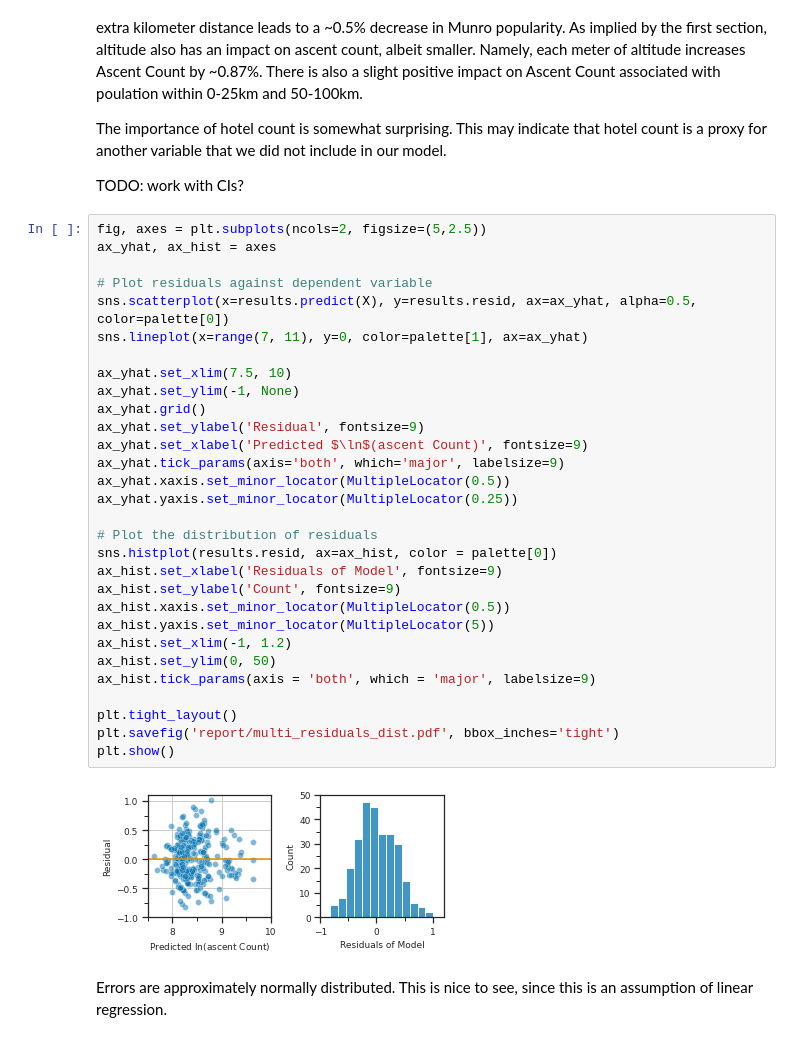
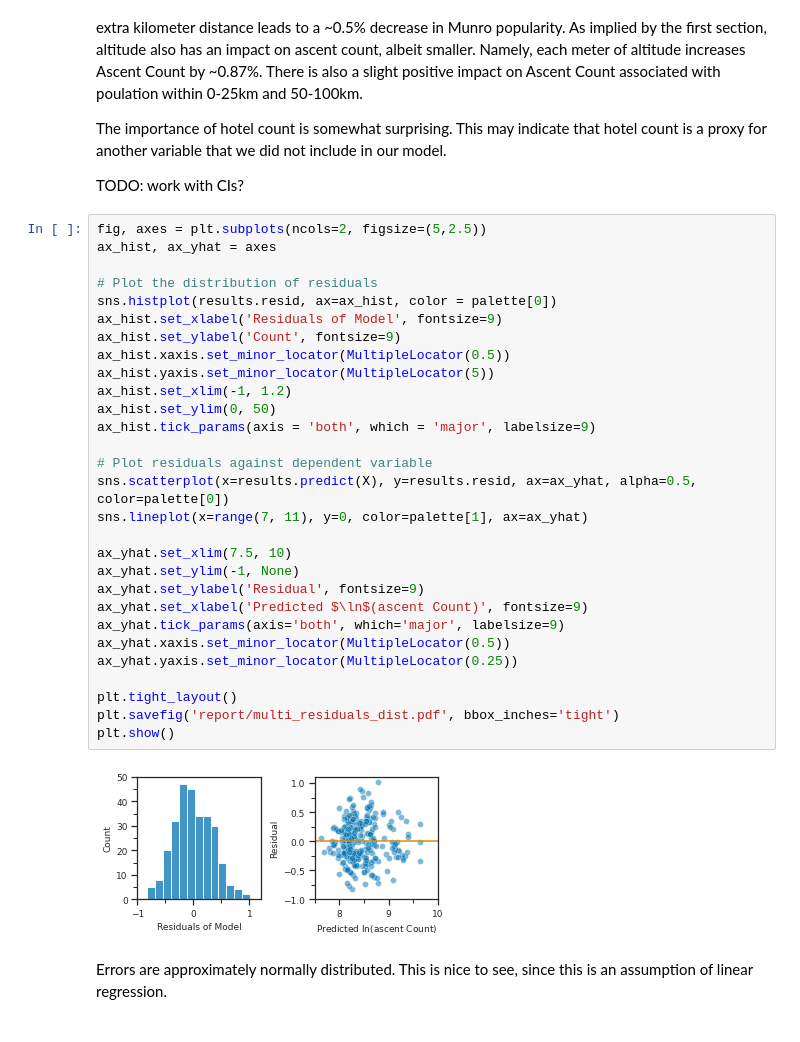
Before and after one commit to filipbalucha/FDS_final_project, a Jupyter notebook: data_analysis.ipynb, the cells around one changed output. Drawn from its saved outputs; the diff is of its cells as text.

```diff
--- a/data_analysis.ipynb
+++ b/data_analysis.ipynb
@@ -625,36 +627,35 @@ The importance of hotel count is somewhat surprising. This may indicate that hot
 TODO: work with CIs?
 # %%
 fig, axes = plt.subplots(ncols=2, figsize=(5,2.5))
-ax_yhat, ax_hist = axes
-
-# Plot residuals against dependent variable
-sns.scatterplot(x=results.predict(X), y=results.resid, ax=ax_yhat, alpha=0.5, color=palette[0])
-sns.lineplot(x=range(7, 11), y=0, color=palette[1], ax=ax_yhat)
-
-ax_yhat.set_xlim(7.5, 10)
-ax_yhat.set_ylim(-1, None)
-ax_yhat.grid()
-ax_yhat.set_ylabel('Residual', fontsize=9)
-ax_yhat.set_xlabel('Predicted $\ln$(ascent Count)', fontsize=9)
-ax_yhat.tick_params(axis='both', which='major', labelsize=9)
-ax_yhat.xaxis.set_minor_locator(MultipleLocator(0.5))
-ax_yhat.yaxis.set_minor_locator(MultipleLocator(0.25))
+ax_hist, ax_yhat = axes
 
 # Plot the distribution of residuals
 sns.histplot(results.resid, ax=ax_hist, color = palette[0])
 ax_hist.set_xlabel('Residuals of Model', fontsize=9)
 ax_hist.set_ylabel('Count', fontsize=9)
 ax_hist.xaxis.set_minor_locator(MultipleLocator(0.5))
 ax_hist.yaxis.set_minor_locator(MultipleLocator(5))
 ax_hist.set_xlim(-1, 1.2)
 ax_hist.set_ylim(0, 50)
 ax_hist.tick_params(axis = 'both', which = 'major', labelsize=9)
 
+# Plot residuals against dependent variable
+sns.scatterplot(x=results.predict(X), y=results.resid, ax=ax_yhat, alpha=0.5, color=palette[0])
+sns.lineplot(x=range(7, 11), y=0, color=palette[1], ax=ax_yhat)
+
+ax_yhat.set_xlim(7.5, 10)
+ax_yhat.set_ylim(-1, None)
+ax_yhat.set_ylabel('Residual', fontsize=9)
+ax_yhat.set_xlabel('Predicted $\ln$(ascent Count)', fontsize=9)
+ax_yhat.tick_params(axis='both', which='major', labelsize=9)
+ax_yhat.xaxis.set_minor_locator(MultipleLocator(0.5))
+ax_yhat.yaxis.set_minor_locator(MultipleLocator(0.25))
+
 plt.tight_layout()
 plt.savefig('report/multi_residuals_dist.pdf', bbox_inches='tight')
 plt.show()
 # %% [output]
-[figure, old version]
+[figure, new version]
 # %% [markdown]
 Errors are approximately normally distributed. This is nice to see, since this is an assumption of linear regression.
 # %% [markdown]
```
Also changed, not shown: parts of 7 cells of this notebook, 14 other files.
